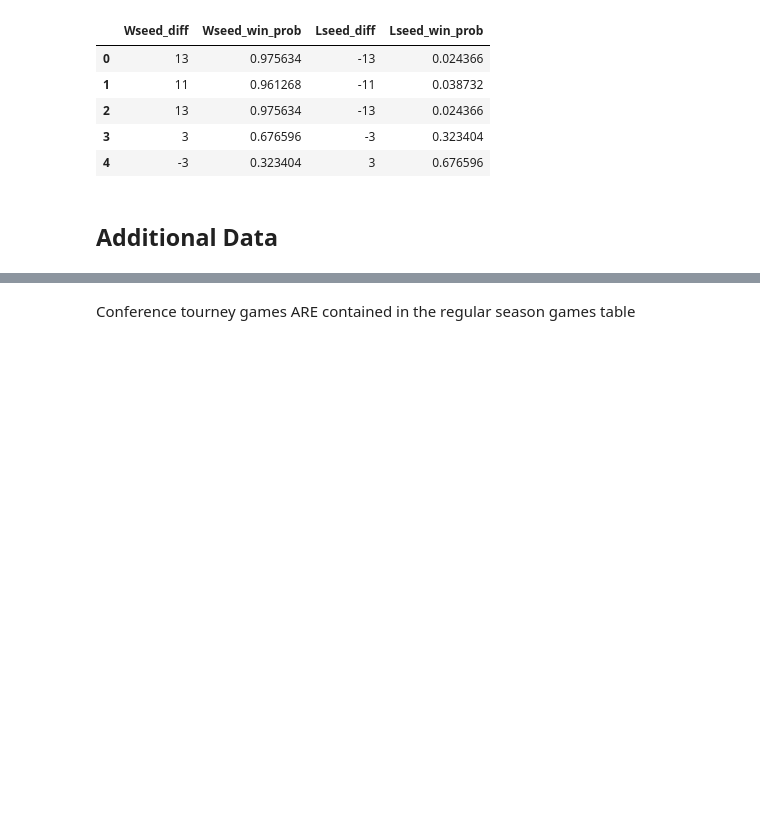
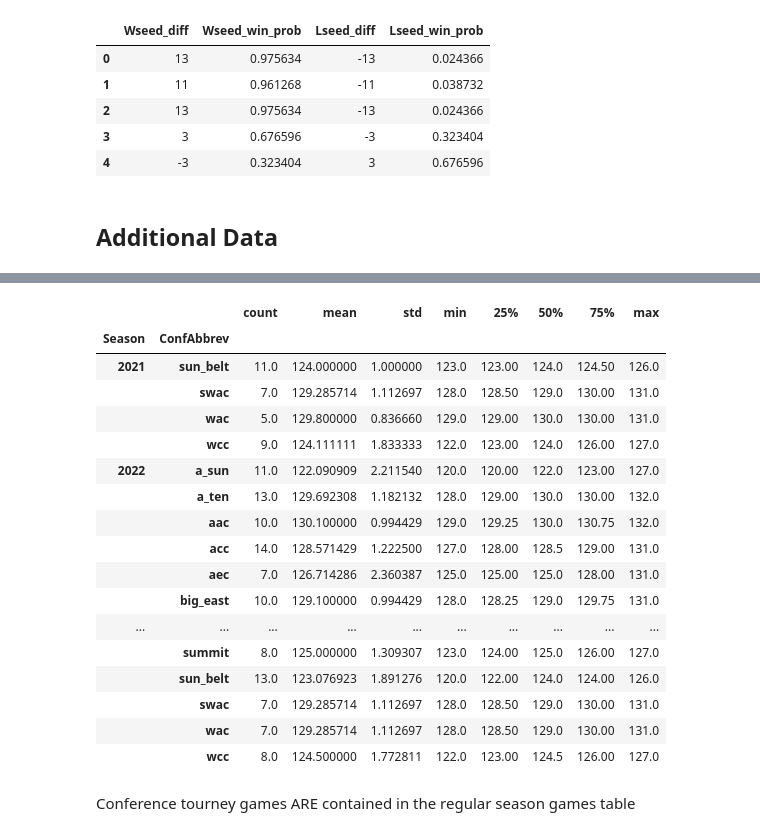
Before and after one commit to heefjones/march_madness, a Jupyter notebook: eda_detailed.ipynb, the cells around one changed output, grey strips where cells are left out. Saved outputs shown, nothing was run; the diff lists cells and outputs as text; code cells hidden in the pictures; blank space fills up the shorter version.

```diff
--- a/eda_detailed.ipynb
+++ b/eda_detailed.ipynb
@@ -12,8 +12,8 @@ import os
 import sys
 
 # display 100 rows and 100 columns
-pd.set_option('display.max_rows', 150)
-pd.set_option('display.max_columns', 150)
+pd.set_option('display.max_rows', 100)
+pd.set_option('display.max_columns', 100)
 
 # global random seed
 SEED = 9
@@ -1070,3 +1222,24 @@ conf_games = pd.read_csv(mroot + 'MConferenceTourneyGames.csv')
+# %%
+conf_games.groupby(['Season', 'ConfAbbrev'])['DayNum'].describe().tail(100)
+# %% [output]
+|  |  | count | mean | std | min | 25% | 50% | 75% | max |
+| Season | ConfAbbrev |  |  |  |  |  |  |  |  |
+| 2021 | sun_belt | 11.0 | 124.000000 | 1.000000 | 123.0 | 123.00 | 124.0 | 124.50 | 126.0 |
+|  | swac | 7.0 | 129.285714 | 1.112697 | 128.0 | 128.50 | 129.0 | 130.00 | 131.0 |
+|  | wac | 5.0 | 129.800000 | 0.836660 | 129.0 | 129.00 | 130.0 | 130.00 | 131.0 |
+|  | wcc | 9.0 | 124.111111 | 1.833333 | 122.0 | 123.00 | 124.0 | 126.00 | 127.0 |
+| 2022 | a_sun | 11.0 | 122.090909 | 2.211540 | 120.0 | 120.00 | 122.0 | 123.00 | 127.0 |
+|  | a_ten | 13.0 | 129.692308 | 1.182132 | 128.0 | 129.00 | 130.0 | 130.00 | 132.0 |
+|  | aac | 10.0 | 130.100000 | 0.994429 | 129.0 | 129.25 | 130.0 | 130.75 | 132.0 |
+|  | acc | 14.0 | 128.571429 | 1.222500 | 127.0 | 128.00 | 128.5 | 129.00 | 131.0 |
+|  | aec | 7.0 | 126.714286 | 2.360387 | 125.0 | 125.00 | 125.0 | 128.00 | 131.0 |
+|  | big_east | 10.0 | 129.100000 | 0.994429 | 128.0 | 128.25 | 129.0 | 129.75 | 131.0 |
+| ... | ... | ... | ... | ... | ... | ... | ... | ... | ... |
+|  | summit | 8.0 | 125.000000 | 1.309307 | 123.0 | 124.00 | 125.0 | 126.00 | 127.0 |
+|  | sun_belt | 13.0 | 123.076923 | 1.891276 | 120.0 | 122.00 | 124.0 | 124.00 | 126.0 |
+|  | swac | 7.0 | 129.285714 | 1.112697 | 128.0 | 128.50 | 129.0 | 130.00 | 131.0 |
+|  | wac | 7.0 | 129.285714 | 1.112697 | 128.0 | 128.50 | 129.0 | 130.00 | 131.0 |
+|  | wcc | 8.0 | 124.500000 | 1.772811 | 122.0 | 123.00 | 124.5 | 126.00 | 127.0 |
 # %% [markdown]
 Conference tourney games ARE contained in the regular season games table
 # %%
```
Also changed, not shown: parts of 27 cells of this notebook.
